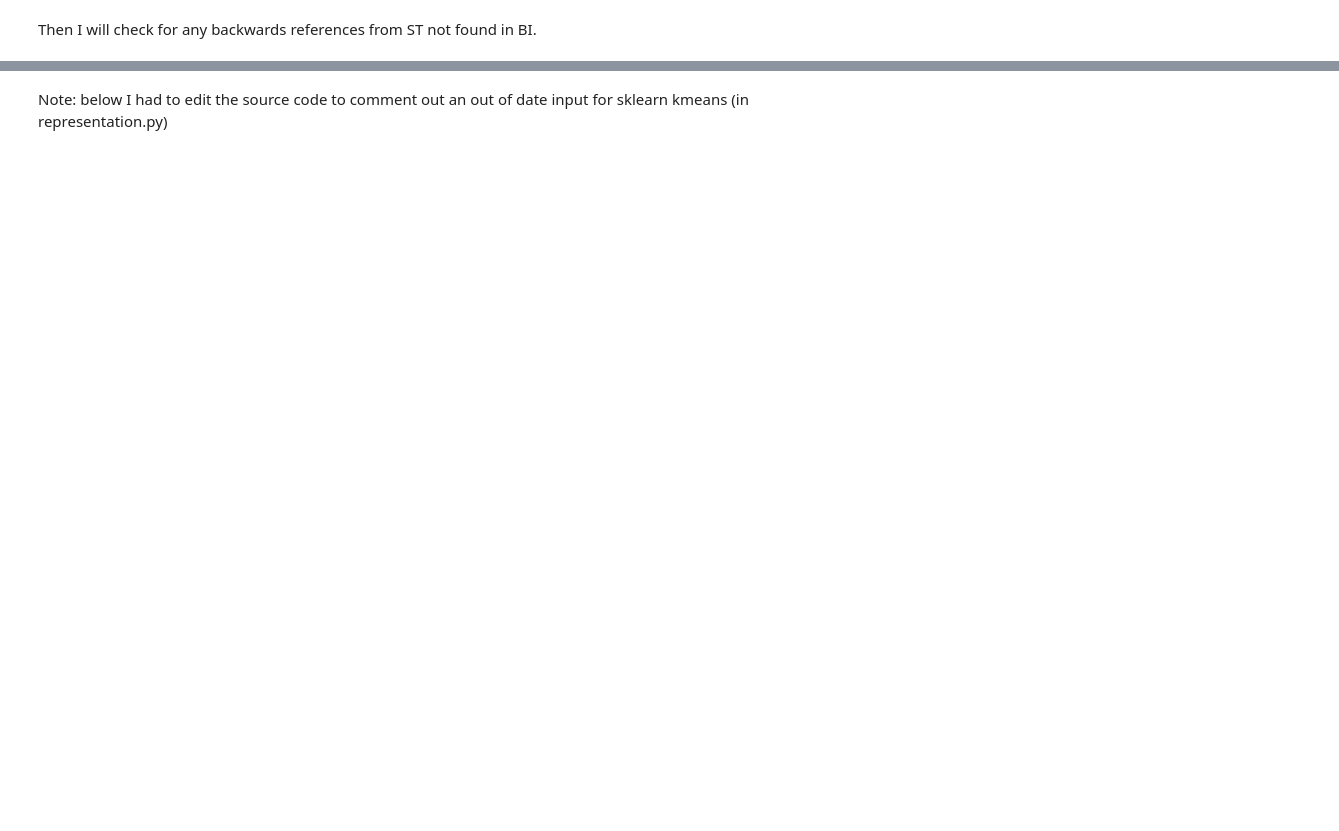
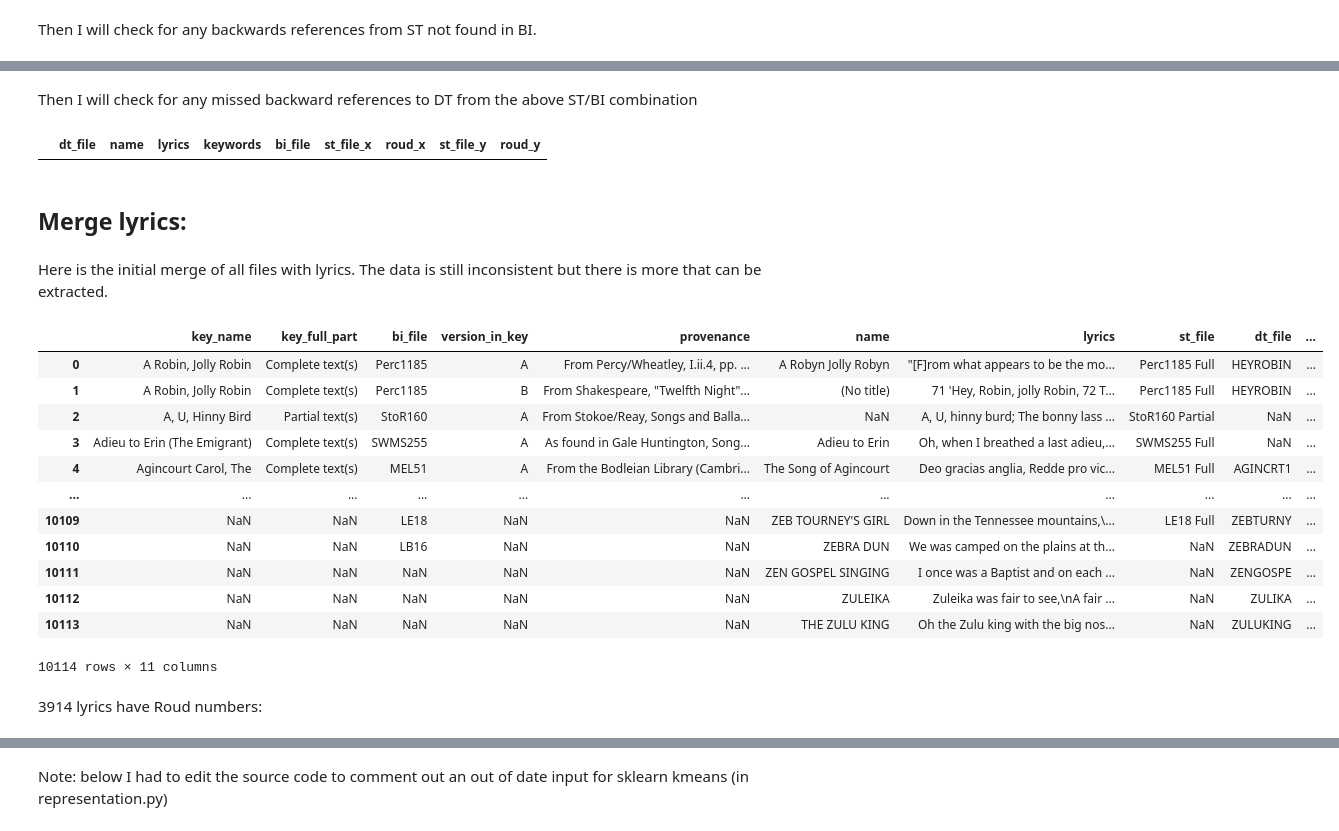
Before and after one commit to sian0x0/Roud-Song-Clusters, a Jupyter notebook: Roud-Clusters.ipynb, the cells around one changed output, grey strips where cells are left out. Drawn from its saved outputs; the diff is of its cells as text; code cells hidden in the pictures; blank space fills up the shorter version.

```diff
--- a/Roud-Clusters.ipynb
+++ b/Roud-Clusters.ipynb
@@ -1103,0 +871,3 @@ fig = hero.scatterplot(
+# %%
+df_dt_plus_bi = df_dt.merge(df_file_lookup.drop_duplicates(), how='left', on='dt_file', suffixes=('_dt', '_bi'))
+df_dt_plus_bi
@@ -1103,0 +888,29 @@ fig = hero.scatterplot(
+# %% [markdown]
+Then I will check for any missed backward references to DT from the above ST/BI combination
+# %%
+df_dt_plus_bi.merge(df_st_plus_bi[['dt_file', 'st_file', 'roud']].dropna(), how='left', on='dt_file').dropna().query('roud_x != roud_y|st_file_x != st_file_y')
+# %% [output]
+|  | dt_file | name | lyrics | keywords | bi_file | st_file_x | roud_x | st_file_y | roud_y |
+# %% [markdown]
+## Merge lyrics:
+# %% [markdown]
+Here is the initial merge of all files with lyrics. The data is still inconsistent but there is more that can be extracted.
+# %%
+df_lyrics = pd.concat([df_st_plus_bi,df_dt_plus_bi], ignore_index=True)
+df_lyrics
+# %% [output]
+|  | key_name | key_full_part | bi_file | version_in_key | provenance | name | lyrics | st_file | dt_file | ... |
+| 0 | A Robin, Jolly Robin | Complete text(s) | Perc1185 | A | From Percy/Wheatley, I.ii.4, pp. ... | A Robyn Jolly Robyn | "[F]rom what appears to be the mo... | Perc1185 Full | HEYROBIN | ... |
+| 1 | A Robin, Jolly Robin | Complete text(s) | Perc1185 | B | From Shakespeare, "Twelfth Night"... | (No title) | 71 'Hey, Robin, jolly Robin, 72 T... | Perc1185 Full | HEYROBIN | ... |
+| 2 | A, U, Hinny Bird | Partial text(s) | StoR160 | A | From Stokoe/Reay, Songs and Balla... | NaN | A, U, hinny burd; The bonny lass ... | StoR160 Partial | NaN | ... |
+| 3 | Adieu to Erin (The Emigrant) | Complete text(s) | SWMS255 | A | As found in Gale Huntington, Song... | Adieu to Erin | Oh, when I breathed a last adieu,... | SWMS255 Full | NaN | ... |
+| 4 | Agincourt Carol, The | Complete text(s) | MEL51 | A | From the Bodleian Library (Cambri... | The Song of Agincourt | Deo gracias anglia, Redde pro vic... | MEL51 Full | AGINCRT1 | ... |
+| ... | ... | ... | ... | ... | ... | ... | ... | ... | ... | ... |
+| 10109 | NaN | NaN | LE18 | NaN | NaN | ZEB TOURNEY'S GIRL | Down in the Tennessee mountains,\... | LE18 Full | ZEBTURNY | ... |
+| 10110 | NaN | NaN | LB16 | NaN | NaN | ZEBRA DUN | We was camped on the plains at th... | NaN | ZEBRADUN | ... |
+| 10111 | NaN | NaN | NaN | NaN | NaN | ZEN GOSPEL SINGING | I once was a Baptist and on each ... | NaN | ZENGOSPE | ... |
+| 10112 | NaN | NaN | NaN | NaN | NaN | ZULEIKA | Zuleika was fair to see,\nA fair ... | NaN | ZULIKA | ... |
+| 10113 | NaN | NaN | NaN | NaN | NaN | THE ZULU KING | Oh the Zulu king with the big nos... | NaN | ZULUKING | ... |
+10114 rows × 11 columns
+# %% [markdown]
+3914 lyrics have Roud numbers:
```
Also changed, not shown: parts of 163 cells of this notebook, 2 other files.
